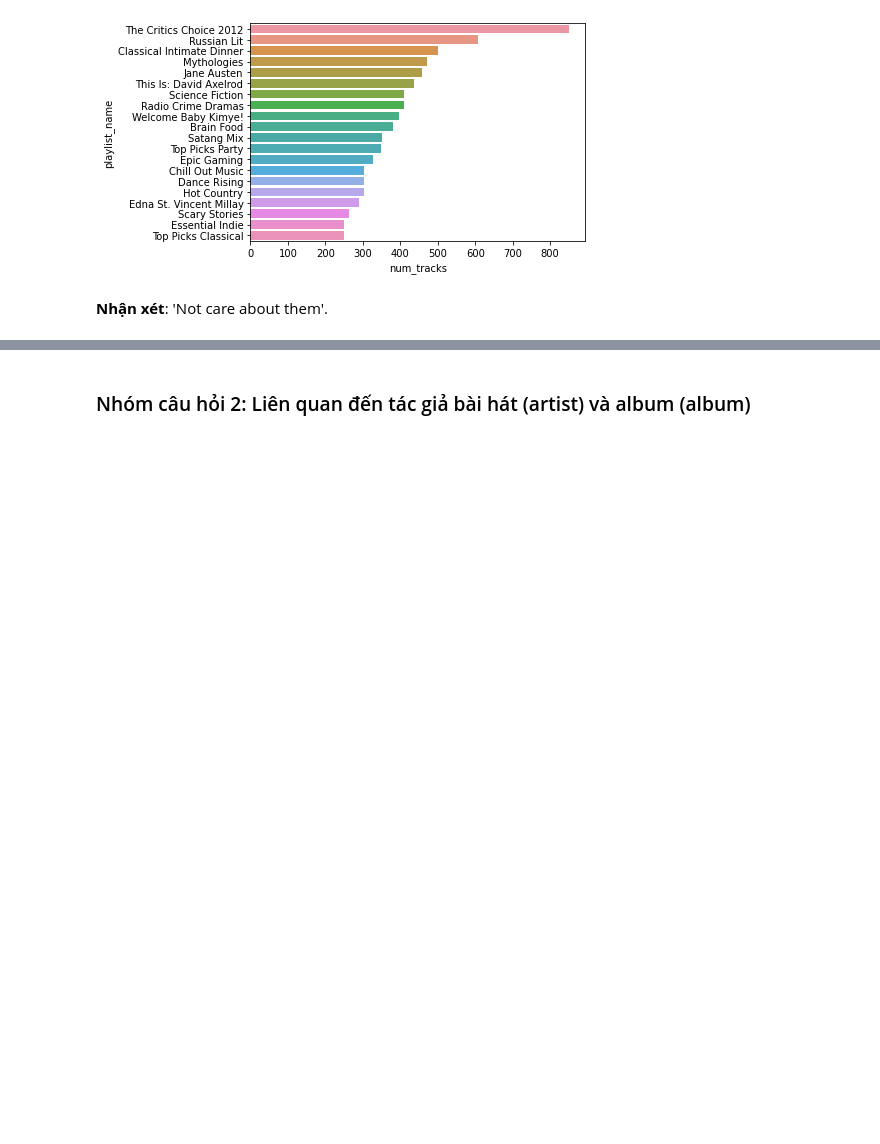
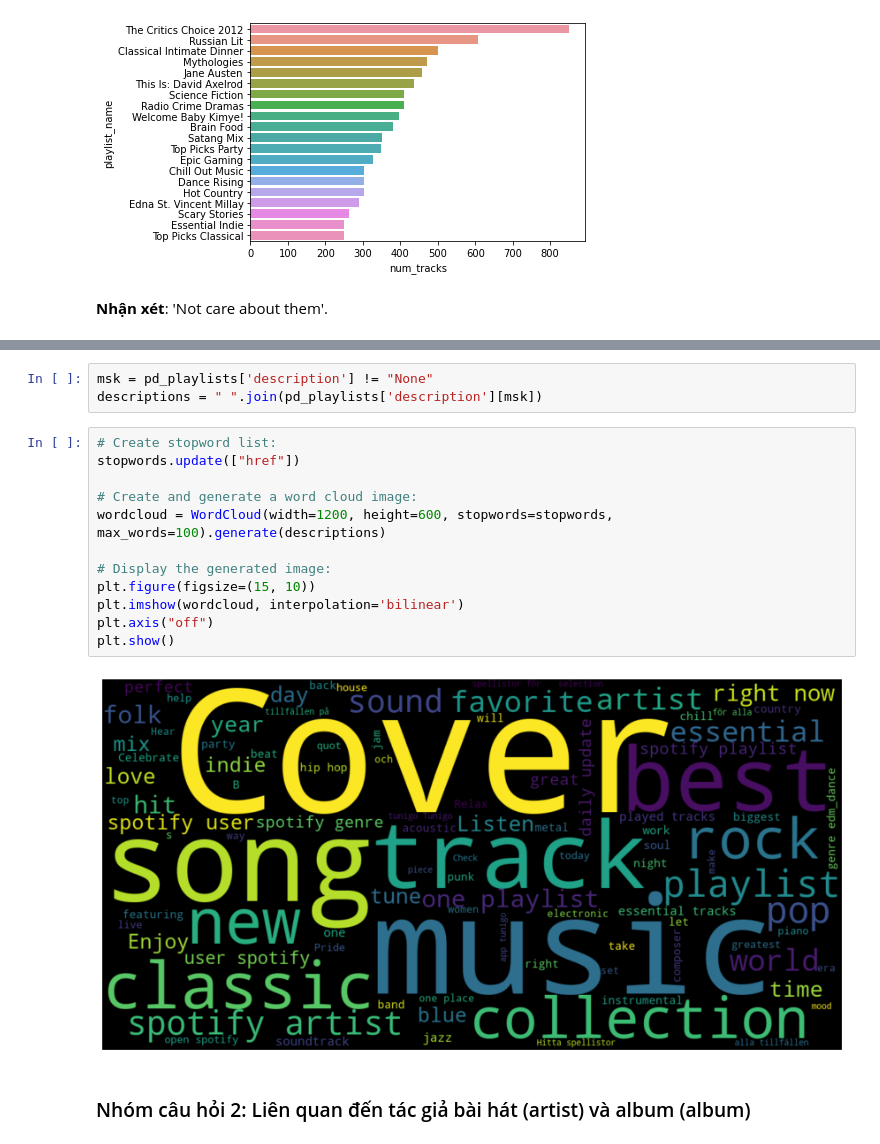
Before and after one commit to ndkhanh360/playlist_continuation, a Jupyter notebook: source/notebook/EDA.ipynb, the cells around one changed output, grey strips where cells are left out. Saved outputs shown, nothing was run; the diff lists cells and outputs as text; blank space fills up the shorter version.

```diff
--- a/source/notebook/EDA.ipynb
+++ b/source/notebook/EDA.ipynb
@@ -178,3 +222,20 @@ sns.barplot(x="num_tracks", y="playlist_name", data=temp_pd[:top_num])
+# %%
+msk = pd_playlists['description'] != "None"
+descriptions = " ".join(pd_playlists['description'][msk])
+# %%
+# Create stopword list:
+stopwords.update(["href"])
+
+# Create and generate a word cloud image:
+wordcloud = WordCloud(width=1200, height=600, stopwords=stopwords, max_words=100).generate(descriptions)
+
+# Display the generated image:
+plt.figure(figsize=(15, 10))
+plt.imshow(wordcloud, interpolation='bilinear')
+plt.axis("off")
+plt.show()
+# %% [output]
+[figure, added]
 # %% [markdown]
 ### Nhóm câu hỏi 2: Liên quan đến tác giả bài hát (artist) và album (album)
 # %% [markdown]
```
Also changed, not shown: parts of 12 cells of this notebook.
